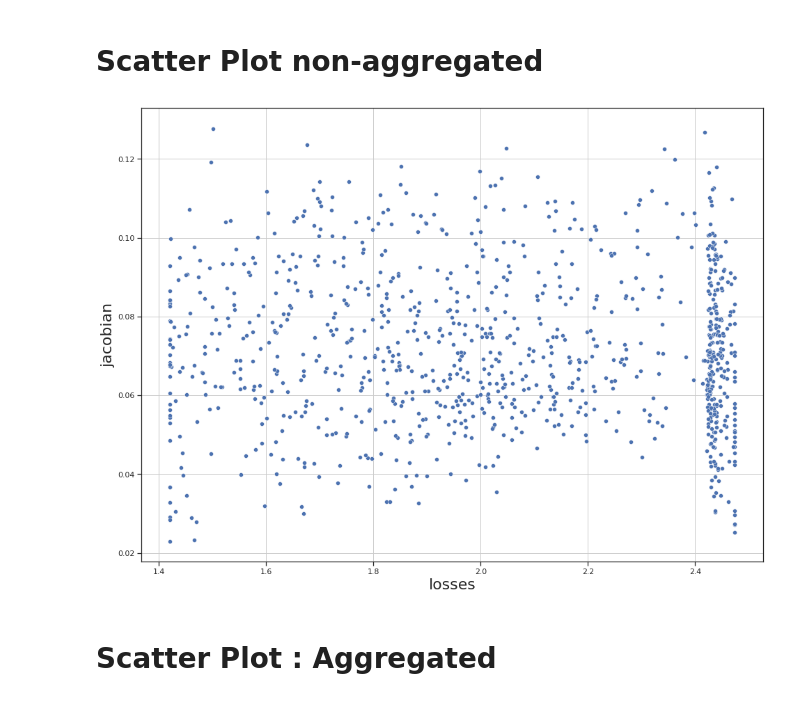
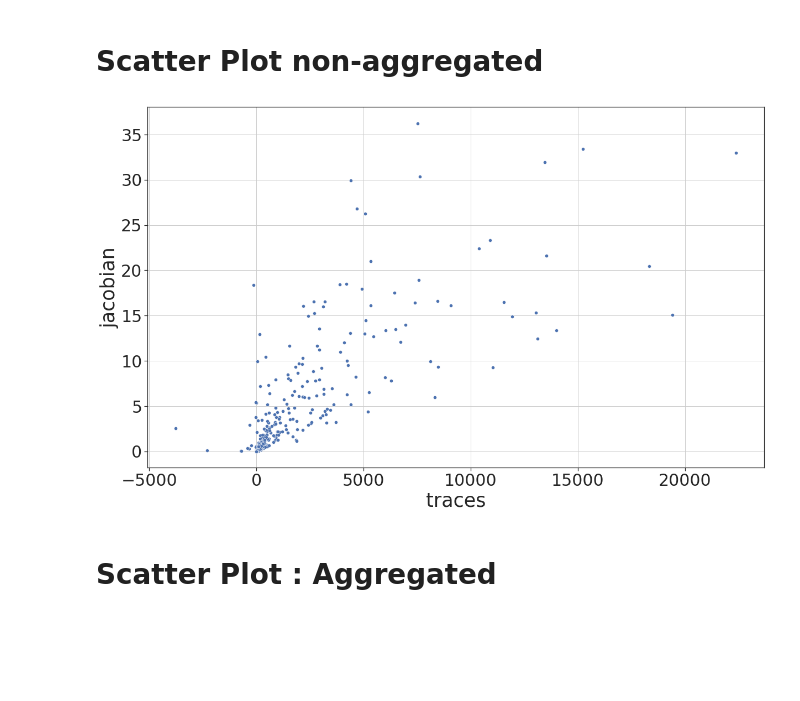
Before and after one commit to daniellengyel/deep_generalizability, a Jupyter notebook: notebooks/Complexity Measure Comparisons.ipynb, the cells around one changed output. Cells and saved outputs as stored; diff of their text form; code cells hidden in the pictures; blank space fills up the shorter version.

```diff
--- a/notebooks/Complexity Measure Comparisons.ipynb
+++ b/notebooks/Complexity Measure Comparisons.ipynb
@@ -59,11 +57,11 @@ len(all_point_loss)
 # %%
 all_point_traces, _ = mf.save_load.load_cached_data(experiment_folder, "point_traces", step=-1, time_stamp="May25_16-21-58-862654-joined")
-all_point_loss, _ = mf.save_load.load_cached_data(experiment_folder, "point_loss", step=-1, time_stamp="May25_17-48-36-470248-joined")
+# all_point_loss, _ = mf.save_load.load_cached_data(experiment_folder, "point_loss", step=-1, time_stamp="May25_17-48-36-470248-joined")
 inp_out_jacobian, _ = mf.save_load.load_cached_data(experiment_folder, "inp_out_jacobian", step=-1, time_stamp="May25_16-19-33-203813-joined")
-output_margins, _ = mf.save_load.load_cached_data(experiment_folder, "output_margins", step=-1, time_stamp="May25_15-00-54-625745-joined")
+# output_margins, _ = mf.save_load.load_cached_data(experiment_folder, "output_margins", step=-1, time_stamp="May25_15-00-54-625745-joined")
 
-post_dict = {"traces": all_point_traces, "losses": all_point_loss, "jacobian": inp_out_jacobian, "margins": output_margins}
-# post_dict = {"traces": all_point_traces, "margins": output_margins, "jacobian": inp_out_jacobian,}
+# post_dict = {"traces": all_point_traces, "losses": all_point_loss, "jacobian": inp_out_jacobian, "margins": output_margins}
+post_dict = {"traces": all_point_traces, "jacobian": inp_out_jacobian,}
 
 train_loss_acc, _ = mf.save_load.load_cached_data(experiment_folder, "model_loss_acc", step=-1, time_stamp="May25_14-28-14-776489-joined")
 test_loss_acc, _ = mf.save_load.load_cached_data(experiment_folder, "model_loss_acc", step=-1, time_stamp="May25_14-28-14-733072-joined")
@@ -276,9 +291,10 @@ r2_df[r2_df["criterion"] == "MSE"].sort_values(("traces", "jacobian"), ascending
 # %%
 exp_dict = post_dict
 
-x_type = "losses"
+x_type = "traces"
 y_type = "jacobian"
-exp_id = "1621792489.7292588"
+exp_id = "1621786712.1640303"
+exp_id = "1621786648.2537081" # CE
 with_isotonic = False
 
 # print(np.mean(exp_dict["losses"][exp_id]['0']))
@@ -288,40 +304,42 @@ y_data = exp_dict[y_type][exp_id]['0'] # exp_dict[y_type][exp_id]['0']
 
 sns.set(style="ticks")
 
-f, ax1 = plt.subplots(1, figsize=(16,12))
+f, ax1 = plt.subplots(1, figsize=(20,12))
 sns.scatterplot(x=x_data, y=y_data, ax=ax1) #, label="Kendall Coeff: {:.2f}".format(exp_kendall))
 if with_isotonic:
     iso_reg = IsotonicRegression(increasing="auto").fit(x_data, y_data)
     y_predicted = iso_reg.predict(x_data)
     sns.scatterplot(x=x_data, y=y_predicted, ax=ax1)
 
-ax1.set_ylabel(ylabel=y_type, fontsize=22)
-ax1.set_xlabel(xlabel=x_type, fontsize=22)
+ax1.set_ylabel(ylabel=y_type, fontsize=35)
+ax1.set_xlabel(xlabel=x_type, fontsize=35)
+ax1.tick_params(axis='both', labelbottom=True, labelsize=30)
+
 # ax1.set_ylim(-250, 3500)
 ax1.grid(b=True, which='major')
 # ax1.text(x=0.99, y=0.04, transform=ax1.transAxes, s="Kendall Coeff: {:.2f}".format(exp_kendall) ,\
 #          fontsize=22, verticalalignment='top', horizontalalignment='right',\
 #         backgroundcolor='white', color=c2)
 
 
 # axins2 = inset_axes(ax1, width=4, height=4, loc=1)
 # sns.scatterplot(x=x_data, y=y_data, ax=axins2)
 
 # # sub region of the original image
 # x1, x2, y1, y2 = 10, 16, -0.6, 1
 # axins2.set_xlim(x1, x2)
 # axins2.set_ylim(y1, y2)
 
 # # draw a bbox of the region of the inset axes in the parent axes and
 # # connecting lines between the bbox and the inset axes area
 # mark_inset(ax1, axins2, loc1=2, loc2=4, fc="none", ec="0.5")
 
 
 
 
-# f.savefig("../figs/subset_kendall_{}_{}_{}".format(id_type, data_name, ce_exp), dpi=300, bbox_inches = "tight",)
+f.savefig(os.path.join(root_folder, "figs", "scatter_{}_{}_{}_{}.png".format("CE", exp_id, data_name, exp_name)), dpi=300, bbox_inches = "tight",)
 # %% [output]
-[figure, old version]
+[figure, new version]
 # %% [markdown]
 # Scatter Plot : Aggregated
 # %%
```
Also changed, not shown: parts of 36 cells of this notebook, 3 other files.
